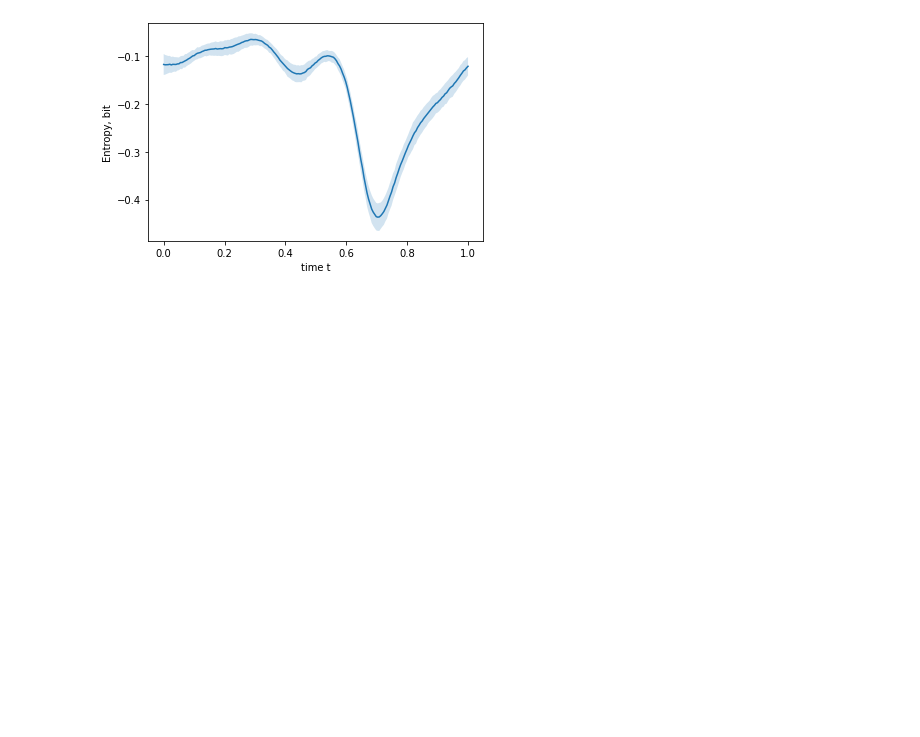
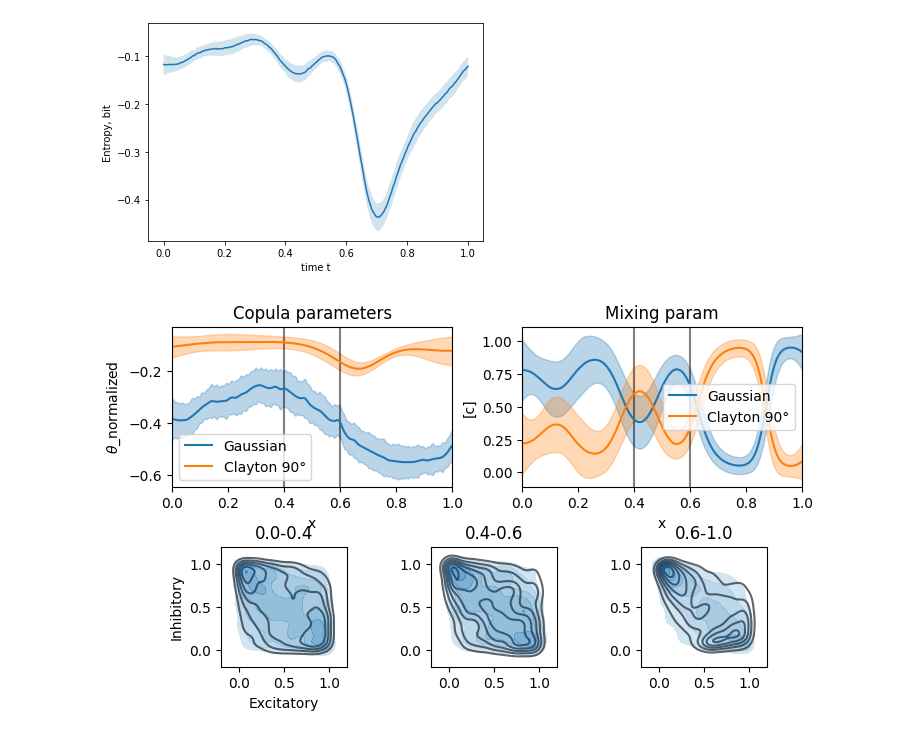
Before and after one commit to mwalden00/HonProj, a Jupyter notebook: notebooks/misc_notebooks/CDF_sensitivity.ipynb, the cells around one changed output. Saved outputs shown, nothing was run; the diff lists cells and outputs as text; code cells hidden in the pictures; blank space fills up the shorter version.

```diff
--- a/notebooks/misc_notebooks/CDF_sensitivity.ipynb
+++ b/notebooks/misc_notebooks/CDF_sensitivity.ipynb
@@ -6,7 +6,7 @@ import matplotlib.pyplot as plt
 from tqdm.notebook import tqdm
 # %%
 import pickle as pkl
-with open("started/GLM_generated_data.pkl","rb") as f:
+with open("../started/GLM_generated_data.pkl","rb") as f:
     data = pkl.load(f)
 # %%
 # First, use fastKDE to transform the marginals
@@ -174,12 +174,17 @@ print(f"Best model: {store.name_string}, WAIC: {waic}")
 with open("started/GLM_best_model.pkl","wb") as f:
     pkl.dump(store,f)
 # %%
+import pickle as pkl
 # if selection takes too long (normally 8 min), load a pre-computed serialized model
-with open("started/GLM_best_model.pkl","rb") as f:
+with open("../started/GLM_best_model.pkl","rb") as f:
     store = pkl.load(f)
 # %%
+device='cpu'
+from copulagp.utils import Plot_Fit
 best_model = store.model_init(device)
 best = Plot_Fit(best_model, data['X'], y.numpy().T,'Excitatory', 'Inhibitory', device);
-best.savefig("started/best_model.png")
+best.savefig("../started/best_model.png")
+# %% [output]
+[figure, added]
 # %%
 # compare entropies
```
Also changed, not shown: parts of 1 cell of this notebook, 2 other files.
